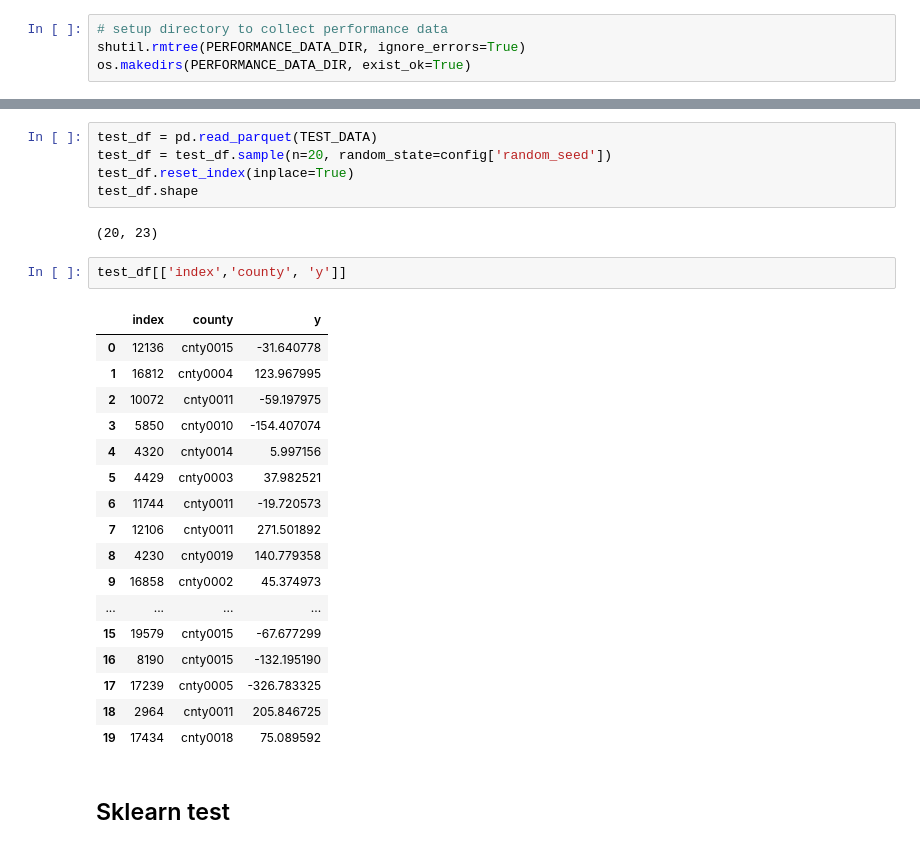
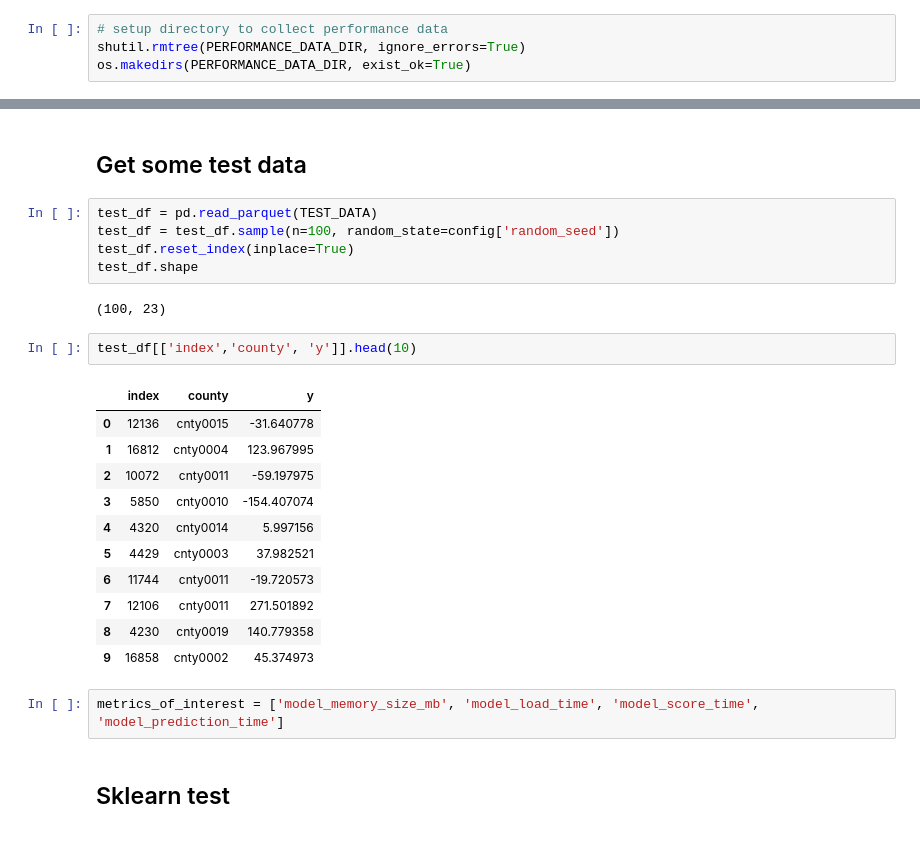
Before and after one commit to jimthompson5802/onnx_sandbox, a Jupyter notebook: testbed/score_records_test.ipynb, the cells around one changed output, grey strips where cells are left out. Cells and saved outputs as stored; diff of their text form.

```diff
--- a/testbed/score_records_test.ipynb
+++ b/testbed/score_records_test.ipynb
@@ -53,30 +120,28 @@ os.makedirs(PERFORMANCE_DATA_DIR, exist_ok=True)
+# %% [markdown]
+## Get some test data
 # %%
 test_df = pd.read_parquet(TEST_DATA)
-test_df = test_df.sample(n=20, random_state=config['random_seed'])
+test_df = test_df.sample(n=100, random_state=config['random_seed'])
 test_df.reset_index(inplace=True)
 test_df.shape
 # %% [output]
-(20, 23)
+(100, 23)
 # %%
-test_df[['index','county', 'y']]
+test_df[['index','county', 'y']].head(10)
 # %% [output]
 |  | index | county | y |
 | 0 | 12136 | cnty0015 | -31.640778 |
 | 1 | 16812 | cnty0004 | 123.967995 |
 | 2 | 10072 | cnty0011 | -59.197975 |
 | 3 | 5850 | cnty0010 | -154.407074 |
 | 4 | 4320 | cnty0014 | 5.997156 |
 | 5 | 4429 | cnty0003 | 37.982521 |
 | 6 | 11744 | cnty0011 | -19.720573 |
 | 7 | 12106 | cnty0011 | 271.501892 |
 | 8 | 4230 | cnty0019 | 140.779358 |
 | 9 | 16858 | cnty0002 | 45.374973 |
-| ... | ... | ... | ... |
-| 15 | 19579 | cnty0015 | -67.677299 |
-| 16 | 8190 | cnty0015 | -132.195190 |
-| 17 | 17239 | cnty0005 | -326.783325 |
-| 18 | 2964 | cnty0011 | 205.846725 |
-| 19 | 17434 | cnty0018 | 75.089592 |
+# %%
+metrics_of_interest = ['model_memory_size_mb', 'model_load_time', 'model_score_time', 'model_prediction_time']
 # %% [markdown]
 ## Sklearn test
 # %%
```
Also changed, not shown: parts of 16 cells of this notebook.
